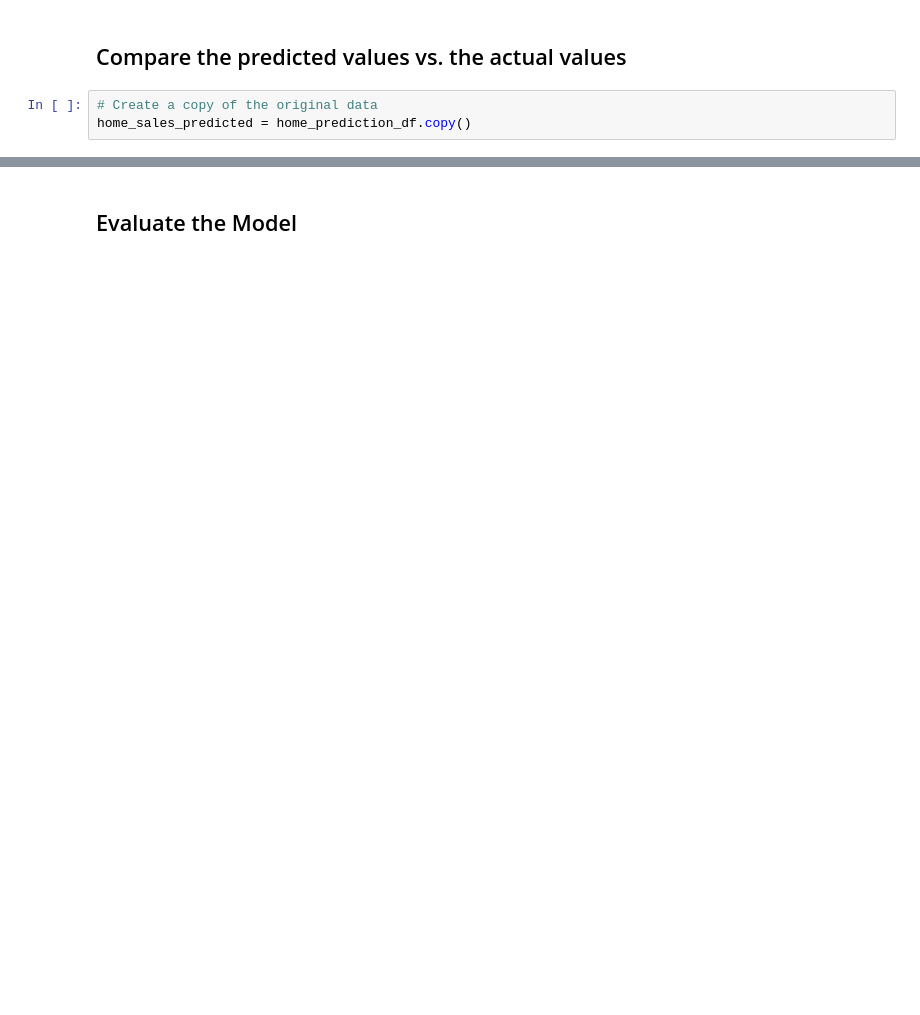
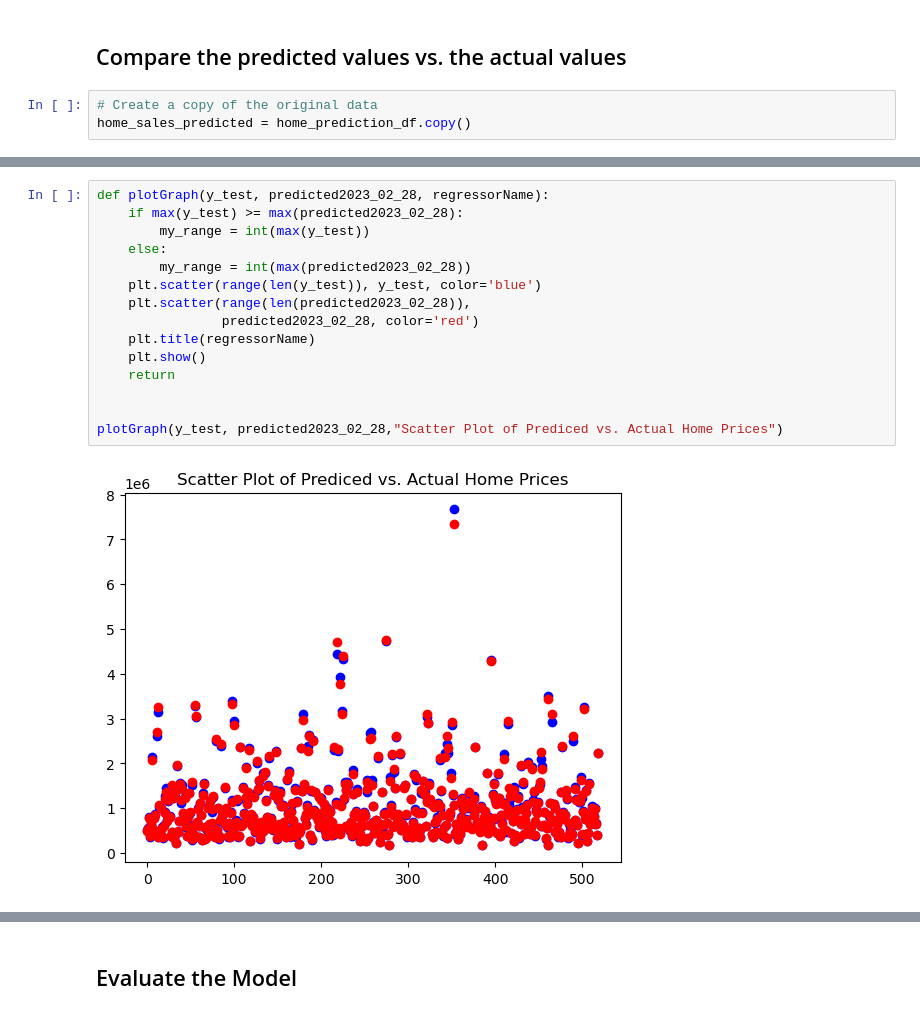
Before and after one commit to Ray54111/Housing-Prices-Machine-Learning-Project, a Jupyter notebook: ml_project.ipynb, the cells around one changed output, grey strips where cells are left out. Saved outputs shown, nothing was run; the diff lists cells and outputs as text; blank space fills up the shorter version.

```diff
--- a/ml_project.ipynb
+++ b/ml_project.ipynb
@@ -183,0 +237,17 @@ pred_df
+# %%
+def plotGraph(y_test, predicted2023_02_28, regressorName):
+    if max(y_test) >= max(predicted2023_02_28):
+        my_range = int(max(y_test))
+    else:
+        my_range = int(max(predicted2023_02_28))
+    plt.scatter(range(len(y_test)), y_test, color='blue')
+    plt.scatter(range(len(predicted2023_02_28)),
+                predicted2023_02_28, color='red')
+    plt.title(regressorName)
+    plt.show()
+    return
+
+
+plotGraph(y_test, predicted2023_02_28,"Scatter Plot of Prediced vs. Actual Home Prices")
+# %% [output]
+[figure, added]
```
Also changed, not shown: parts of 24 cells of this notebook.
